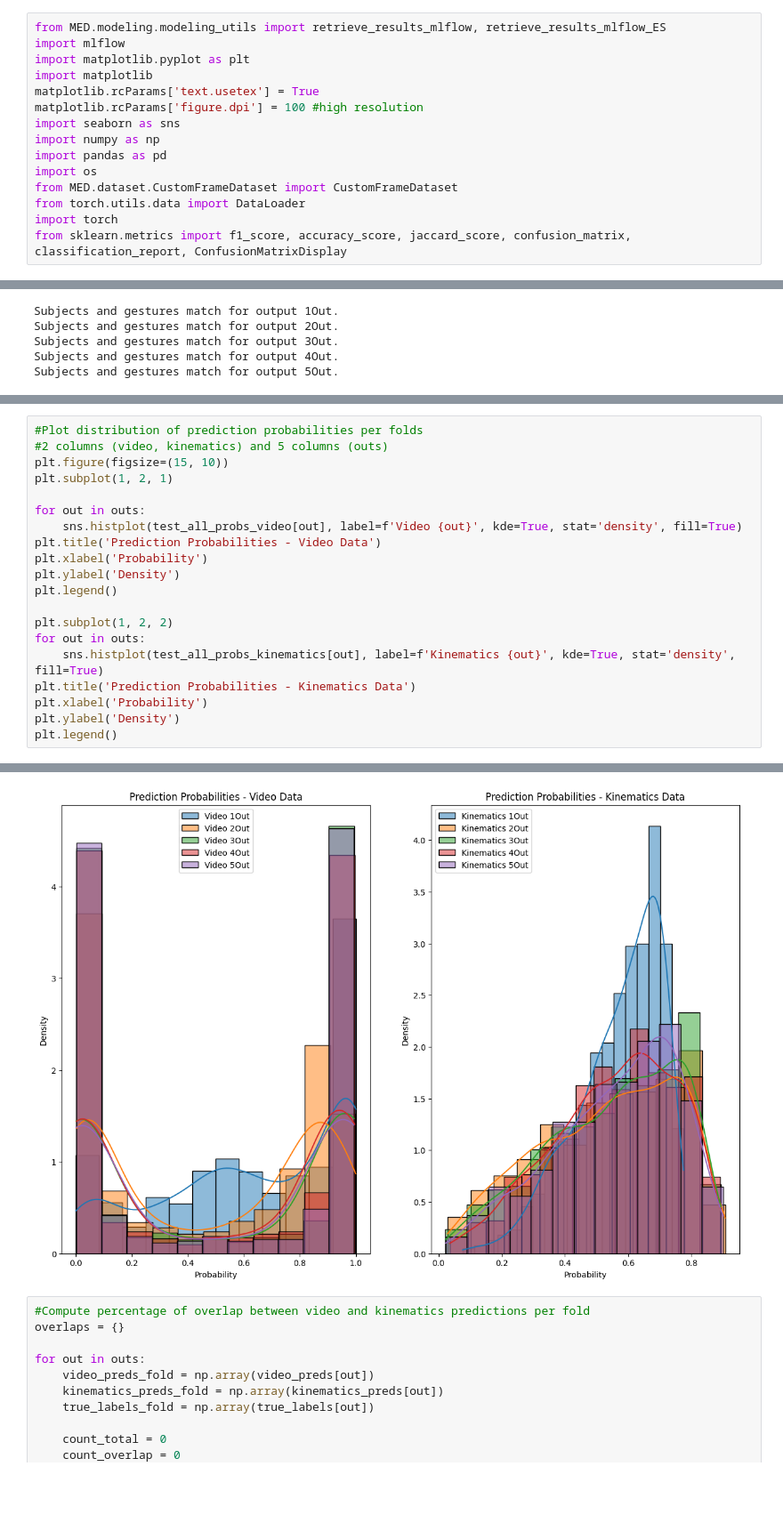
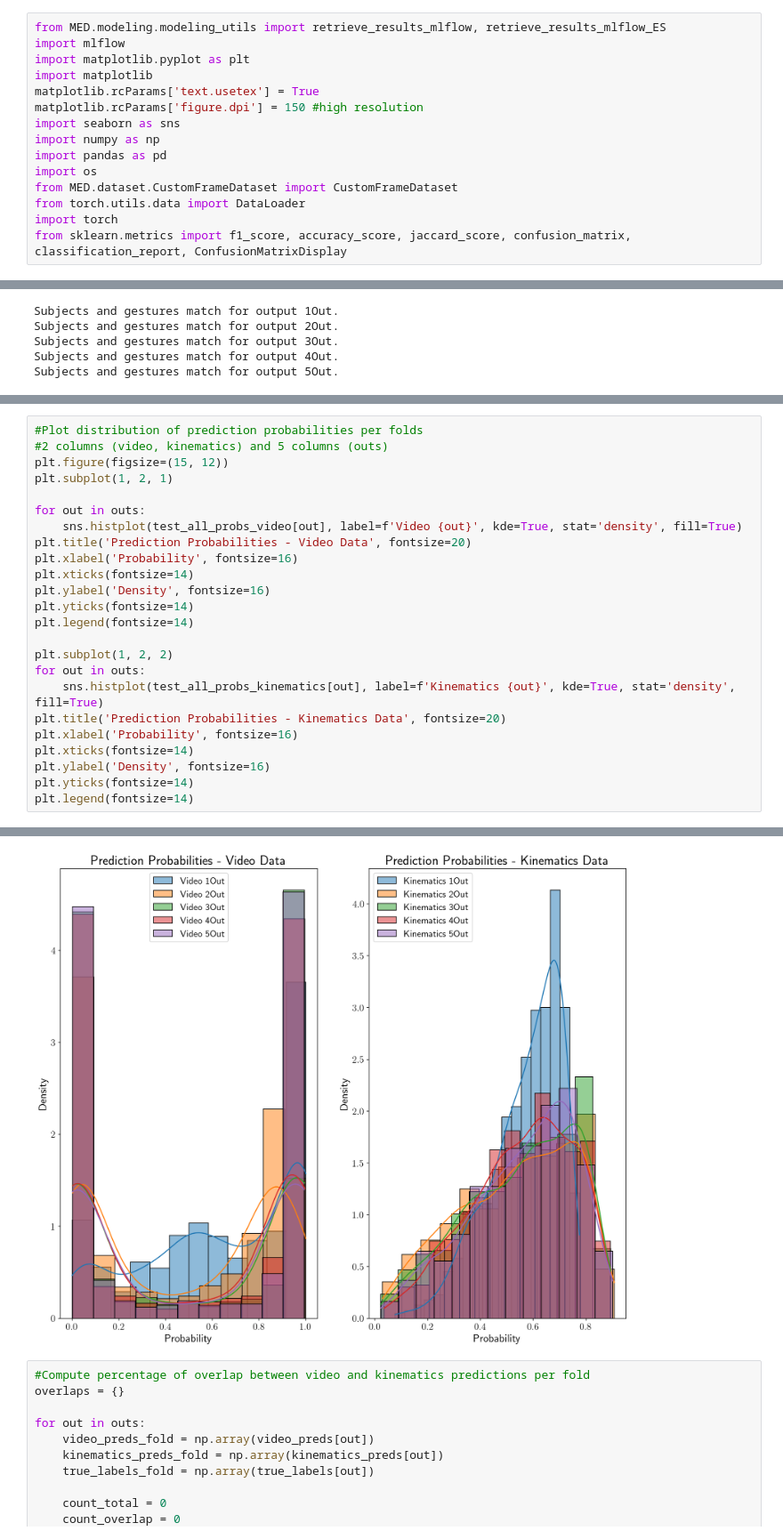
Before and after one commit to GonzaloPlaaza/Multimodal-Error-Detection, a Jupyter notebook: ensemble.ipynb, the cells around one changed output, grey strips where cells are left out. Shown: that part at 89% size. Saved outputs shown, nothing was run; the diff lists cells and outputs as text; blank space fills up the shorter version.

```diff
--- a/ensemble.ipynb
+++ b/ensemble.ipynb
@@ -4,7 +4,7 @@ import mlflow
 import matplotlib.pyplot as plt
 import matplotlib
 matplotlib.rcParams['text.usetex'] = True
-matplotlib.rcParams['figure.dpi'] = 100 #high resolution
+matplotlib.rcParams['figure.dpi'] = 150 #high resolution
 import seaborn as sns
 import numpy as np
 import pandas as pd
@@ -157,26 +160,30 @@ Shape of concatenated labels: (4252,)
 # %%
 #Plot distribution of prediction probabilities per folds
 #2 columns (video, kinematics) and 5 columns (outs)
-plt.figure(figsize=(15, 10))
+plt.figure(figsize=(15, 12))
 plt.subplot(1, 2, 1)
 
 for out in outs:
     sns.histplot(test_all_probs_video[out], label=f'Video {out}', kde=True, stat='density', fill=True)
-plt.title('Prediction Probabilities - Video Data')
-plt.xlabel('Probability')
-plt.ylabel('Density')
-plt.legend()
+plt.title('Prediction Probabilities - Video Data', fontsize=20)
+plt.xlabel('Probability', fontsize=16)
+plt.xticks(fontsize=14)
+plt.ylabel('Density', fontsize=16)
+plt.yticks(fontsize=14)
+plt.legend(fontsize=14)
 
 plt.subplot(1, 2, 2)
 for out in outs:
     sns.histplot(test_all_probs_kinematics[out], label=f'Kinematics {out}', kde=True, stat='density', fill=True)
-plt.title('Prediction Probabilities - Kinematics Data')
-plt.xlabel('Probability')
-plt.ylabel('Density')
-plt.legend()
+plt.title('Prediction Probabilities - Kinematics Data', fontsize=20)
+plt.xlabel('Probability', fontsize=16)
+plt.xticks(fontsize=14)
+plt.ylabel('Density', fontsize=16)
+plt.yticks(fontsize=14)
+plt.legend(fontsize=14)
 # %% [output]
 <matplotlib.legend.Legend at 0x...>
-[figure, old version]
+[figure, new version]
 # %%
 #Compute percentage of overlap between video and kinematics predictions per fold
 overlaps = {}
```
Also changed, not shown: parts of 2 cells of this notebook, 50 other files.
